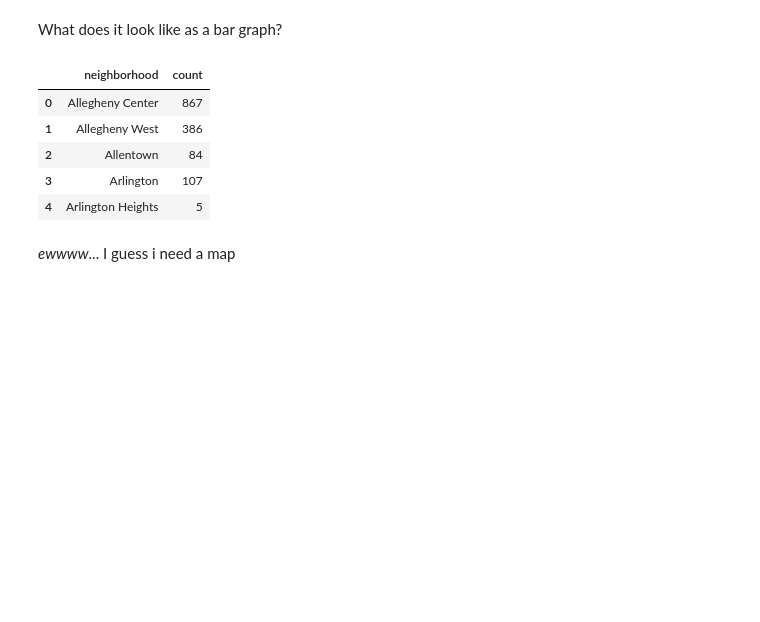
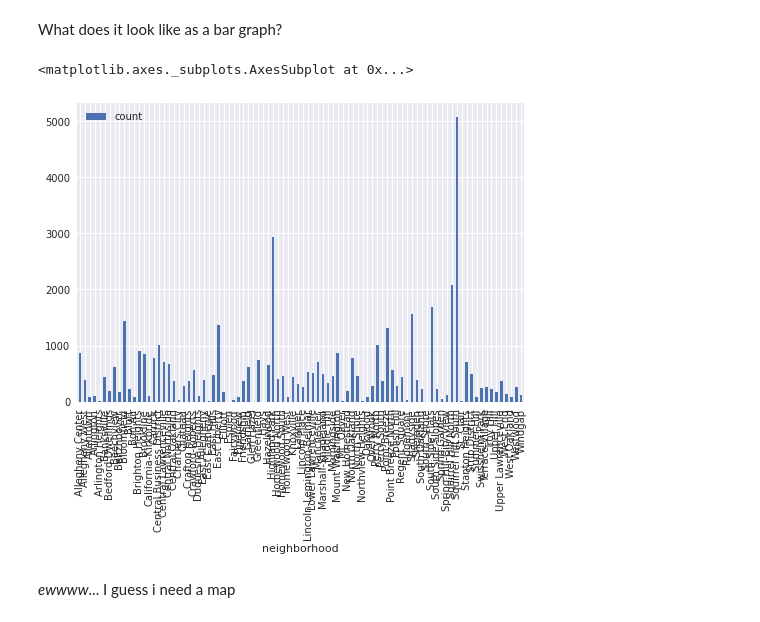
Before and after one commit to ocilical/big-ideas-final, a Jupyter notebook: Henry-Personal.ipynb, the cells around one changed output. Drawn from its saved outputs; the diff is of its cells as text; code cells hidden in the pictures; blank space fills up the shorter version.

```diff
--- a/Henry-Personal.ipynb
+++ b/Henry-Personal.ipynb
@@ -24,16 +24,11 @@ What does it look like as a bar graph?
 # %%
 #to_frame and reset_index turn it from a list indexed by neigborhood to a dataframe with two columns and numerical index
 treeCounts = treeData.groupby("neighborhood")['id'].count().to_frame().reset_index()
 treeCounts.columns = ["neighborhood", "count"] #count used to be id, i used it because all of them have one
-#treeCounts.plot(kind="bar", x="neighborhood")
-treeCounts.head()
+treeCounts.plot(kind="bar", x="neighborhood")
 # %% [output]
-|  | neighborhood | count |
-| 0 | Allegheny Center | 867 |
-| 1 | Allegheny West | 386 |
-| 2 | Allentown | 84 |
-| 3 | Arlington | 107 |
-| 4 | Arlington Heights | 5 |
+<matplotlib.axes._subplots.AxesSubplot at 0x...>
+[figure, added]
 # %% [markdown]
 *ewwww*... I guess i need a map
 # %%
```
Also changed, not shown: parts of 4 cells of this notebook, 5 other files.
